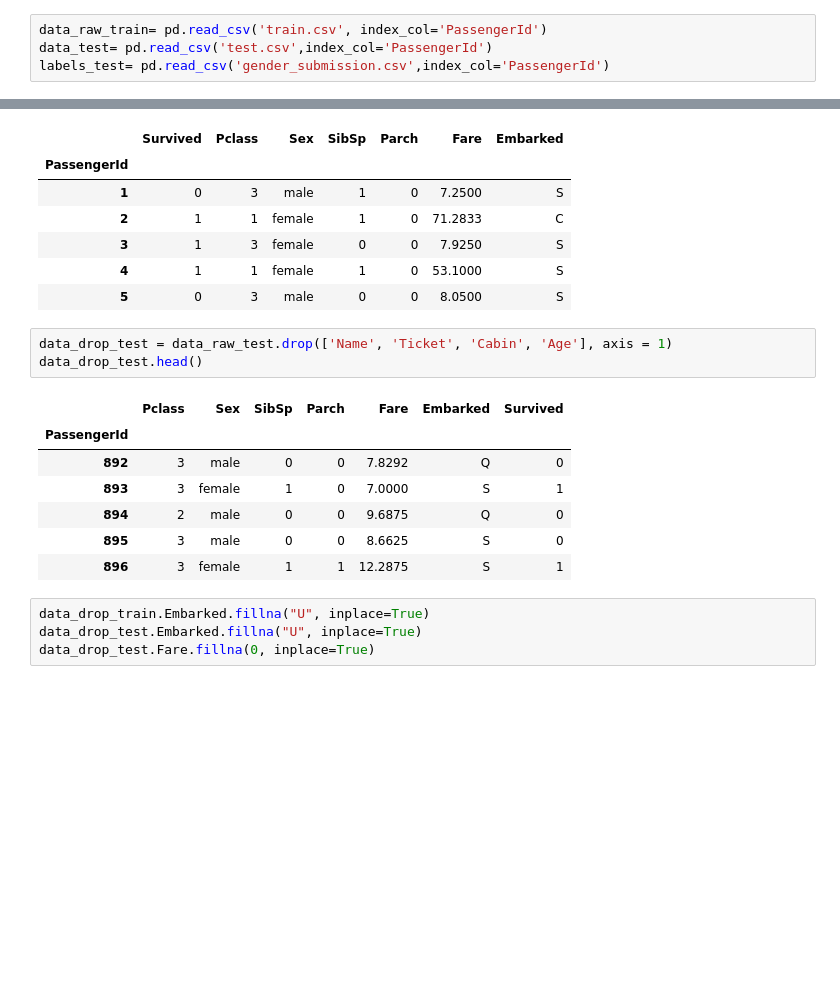
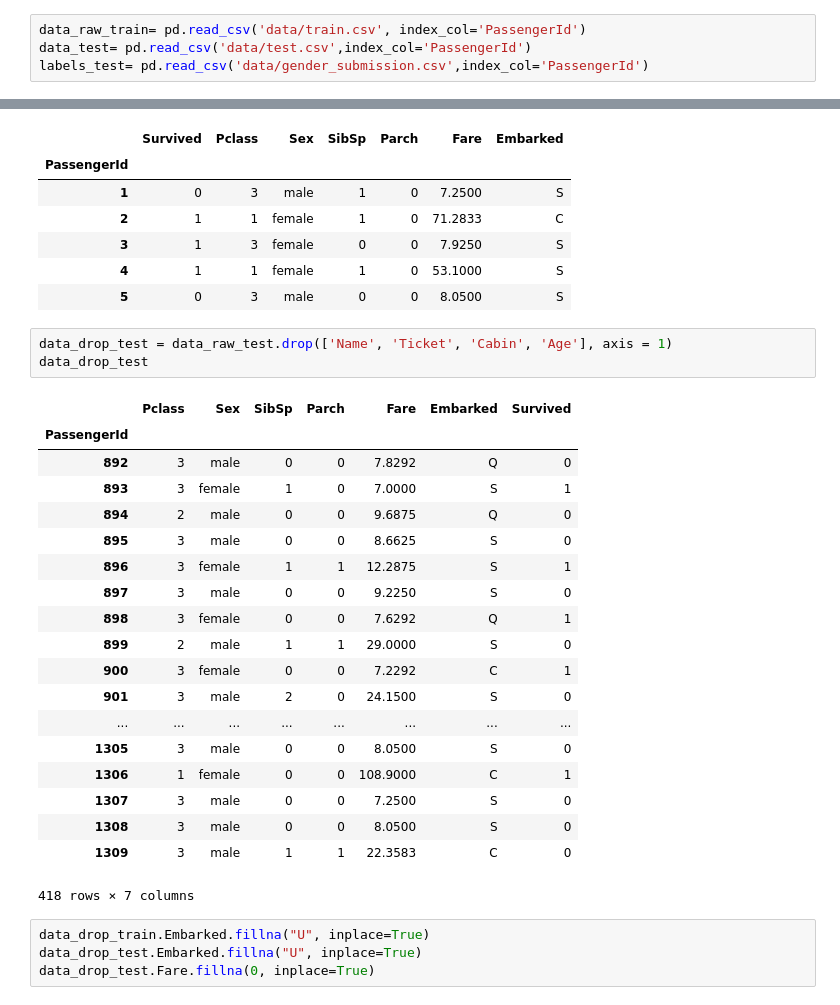
Before and after one commit to meghdeepj/data-sci, a Jupyter notebook: MJ_Titanic_AgeDrop.ipynb, the cells around one changed output, grey strips where cells are left out. Saved outputs shown, nothing was run; the diff lists cells and outputs as text; blank space fills up the shorter version.

```diff
--- a/MJ_Titanic_AgeDrop.ipynb
+++ b/MJ_Titanic_AgeDrop.ipynb
@@ -30,9 +30,9 @@ from sklearn import feature_selection
 from sklearn import model_selection
 from sklearn import metrics
 # %%
-data_raw_train= pd.read_csv('train.csv', index_col='PassengerId')
-data_test= pd.read_csv('test.csv',index_col='PassengerId')
-labels_test= pd.read_csv('gender_submission.csv',index_col='PassengerId')
+data_raw_train= pd.read_csv('data/train.csv', index_col='PassengerId')
+data_test= pd.read_csv('data/test.csv',index_col='PassengerId')
+labels_test= pd.read_csv('data/gender_submission.csv',index_col='PassengerId')
 # %%
 data_raw_train.describe(include='all')
 # %% [output]
@@ -85,15 +85,27 @@ data_drop_train.head()
 | 5 | 0 | 3 | male | 0 | 0 | 8.0500 | S |
 # %%
 data_drop_test = data_raw_test.drop(['Name', 'Ticket', 'Cabin', 'Age'], axis = 1)
-data_drop_test.head()
+data_drop_test
 # %% [output]
 |  | Pclass | Sex | SibSp | Parch | Fare | Embarked | Survived |
 | PassengerId |  |  |  |  |  |  |  |
 | 892 | 3 | male | 0 | 0 | 7.8292 | Q | 0 |
 | 893 | 3 | female | 1 | 0 | 7.0000 | S | 1 |
 | 894 | 2 | male | 0 | 0 | 9.6875 | Q | 0 |
 | 895 | 3 | male | 0 | 0 | 8.6625 | S | 0 |
 | 896 | 3 | female | 1 | 1 | 12.2875 | S | 1 |
+| 897 | 3 | male | 0 | 0 | 9.2250 | S | 0 |
+| 898 | 3 | female | 0 | 0 | 7.6292 | Q | 1 |
+| 899 | 2 | male | 1 | 1 | 29.0000 | S | 0 |
+| 900 | 3 | female | 0 | 0 | 7.2292 | C | 1 |
+| 901 | 3 | male | 2 | 0 | 24.1500 | S | 0 |
+| ... | ... | ... | ... | ... | ... | ... | ... |
+| 1305 | 3 | male | 0 | 0 | 8.0500 | S | 0 |
+| 1306 | 1 | female | 0 | 0 | 108.9000 | C | 1 |
+| 1307 | 3 | male | 0 | 0 | 7.2500 | S | 0 |
+| 1308 | 3 | male | 0 | 0 | 8.0500 | S | 0 |
+| 1309 | 3 | male | 1 | 1 | 22.3583 | C | 0 |
+418 rows × 7 columns
 # %%
 data_drop_train.Embarked.fillna("U", inplace=True)
 data_drop_test.Embarked.fillna("U", inplace=True)
```
Also changed, not shown: parts of 6 cells of this notebook, 13 other files.
